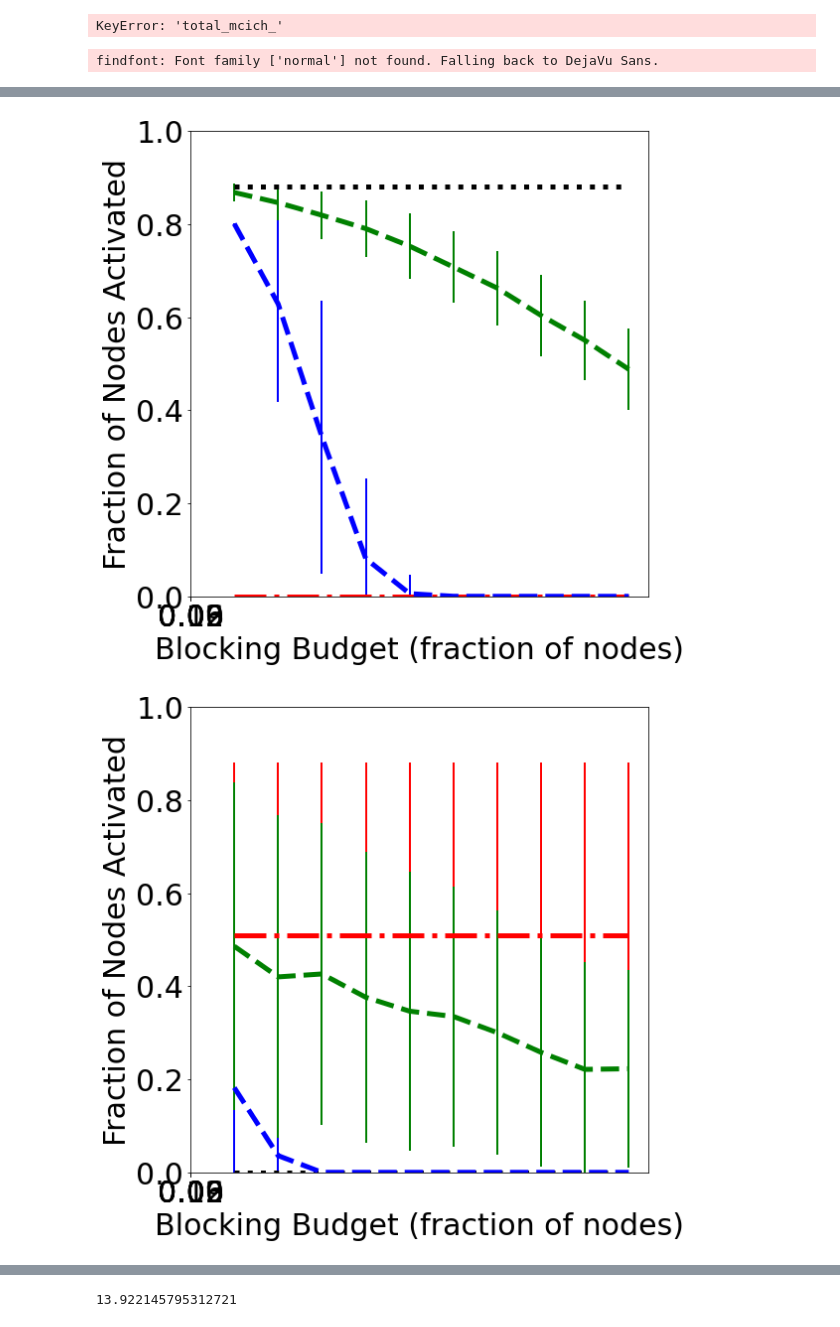
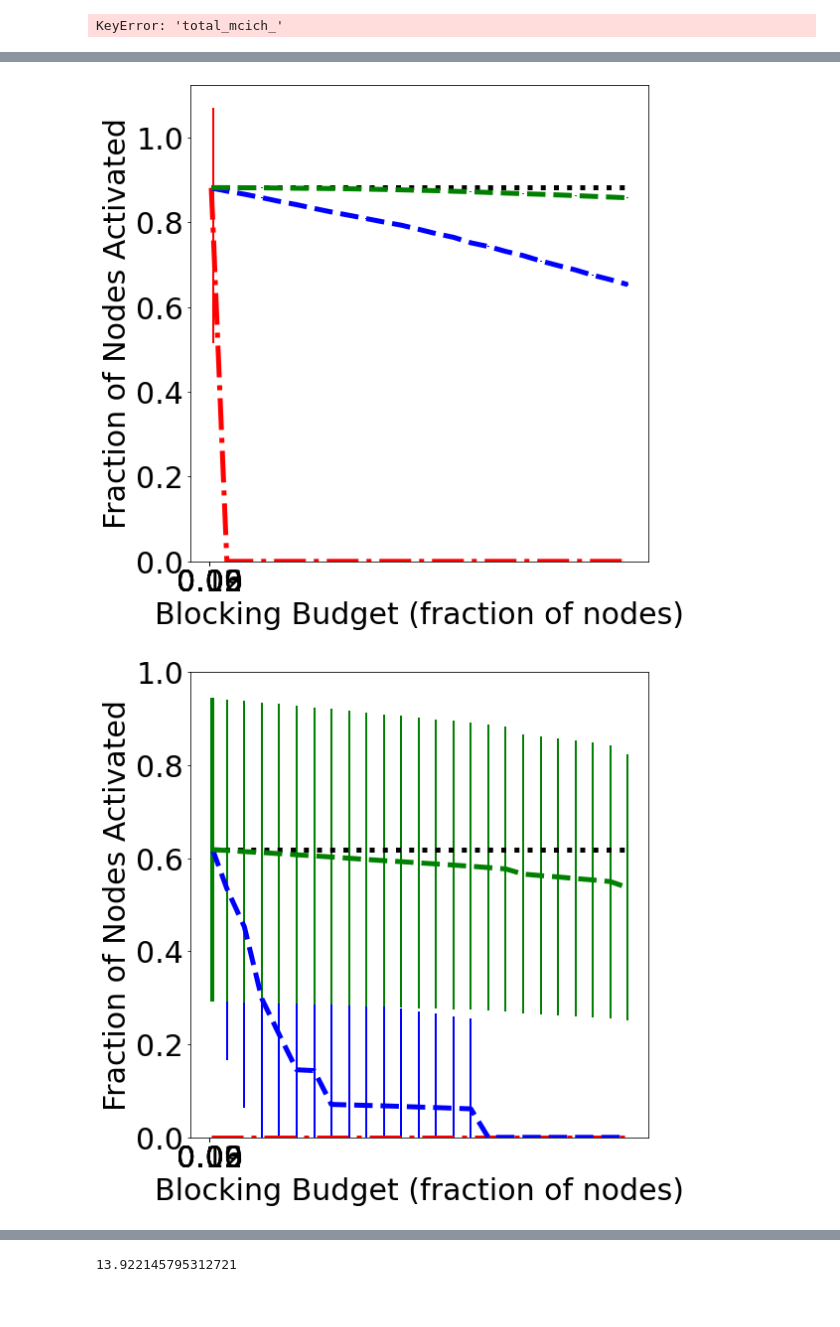
Before and after one commit to hcars/threshold_simulations_refactored, a Jupyter notebook: complex_net_proposal/experiment_results/analysis.ipynb, the cells around one changed output, grey strips where cells are left out. Drawn from its saved outputs; the diff is of its cells as text; code cells hidden in the pictures.

```diff
--- a/complex_net_proposal/experiment_results/analysis.ipynb
+++ b/complex_net_proposal/experiment_results/analysis.ipynb
@@ -6,7 +6,7 @@ from matplotlib.font_manager import FontProperties
 import numpy as np
 # %%
 
-results = pd.read_csv('results_run_mcich.csv', index_col=None)
+results = pd.read_csv('results_valid.csv', index_col=None)
 for name in ['no_block_', 'mcich_', 'degree_', 'random_']:
     results[('total_' + name)[:-1]] = sum(results[name + str(i)] for i in range(1, 4)).subtract(20)
 # sns.set()
@@ -76,7 +76,7 @@ KeyError: 'total_mcich_'
 # %%
 
 
-names = ['fb-pages-politician','astroph', 'wiki']
+names = ['fb-pages-politician','astroph', 'wiki', 'slashdot0811']
 thres = [2, 3, 4]
 
 font = {'family' : 'normal',
@@ -120,4 +120,3 @@ for name in names:
 #         ax.yaxis.set_label_position("right")
         plt.savefig("plots/" + name + "_thres_" + str(thres[i]) + "_new.pdf", bbox_inches="tight")
 # %% [output]
-findfont: Font family ['normal'] not found. Falling back to DejaVu Sans.
@@ -127,2 +126,2 @@ findfont: Font family ['normal'] not found. Falling back to DejaVu Sans.
-[figure, old version]
+[figure, new version]
-[figure, old version]
+[figure, new version]
```
Also changed, not shown: parts of 3 cells of this notebook, 20 other files.
